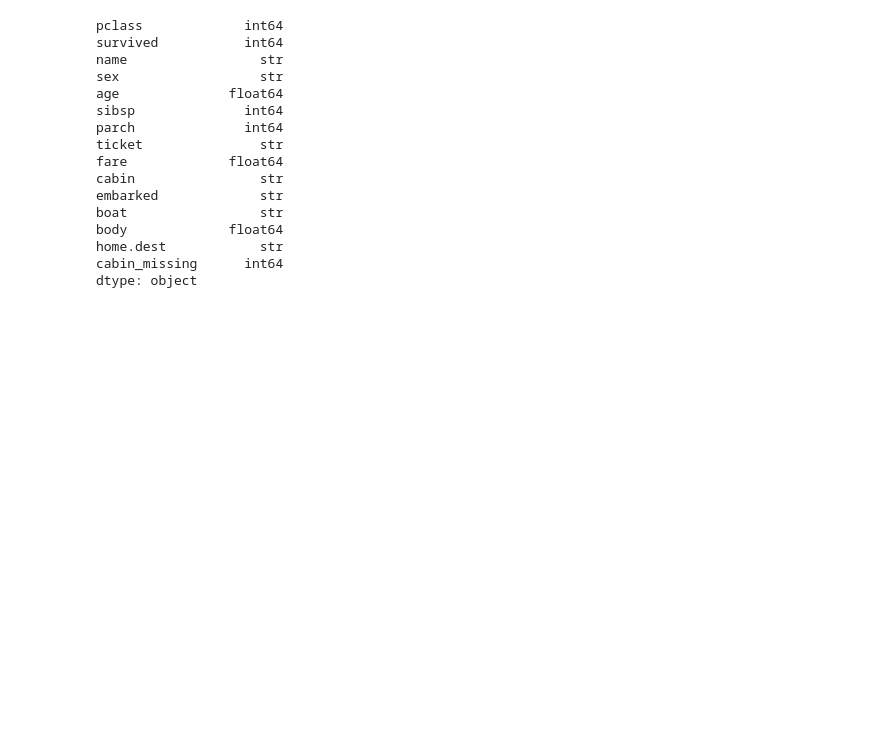
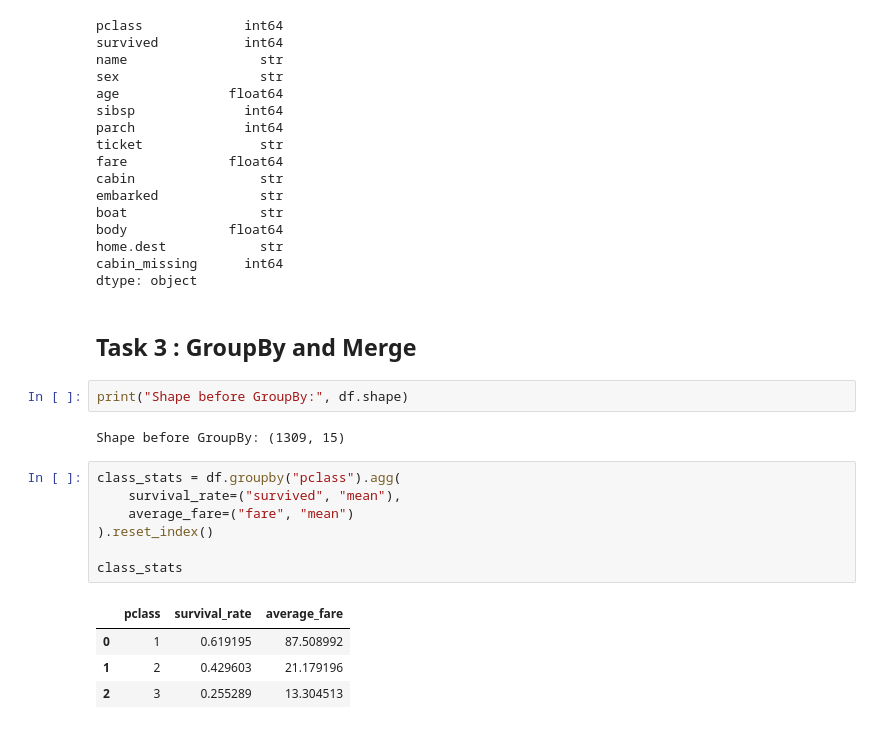
Before and after one commit to YVETTEKAZ/tekherproject, a Jupyter notebook: notebooks/assignment2.ipynb, the cells around one changed output. Saved outputs shown, nothing was run; the diff lists cells and outputs as text; blank space fills up the shorter version.

```diff
--- a/notebooks/assignment2.ipynb
+++ b/notebooks/assignment2.ipynb
@@ -213,3 +213,21 @@ body             float64
 home.dest            str
 cabin_missing      int64
 dtype: object
+# %% [markdown]
+## Task 3 : GroupBy and Merge
+# %%
+print("Shape before GroupBy:", df.shape)
+# %% [output]
+Shape before GroupBy: (1309, 15)
+# %%
+class_stats = df.groupby("pclass").agg(
+    survival_rate=("survived", "mean"),
+    average_fare=("fare", "mean")
+).reset_index()
+
+class_stats
+# %% [output]
+|  | pclass | survival_rate | average_fare |
+| 0 | 1 | 0.619195 | 87.508992 |
+| 1 | 2 | 0.429603 | 21.179196 |
+| 2 | 3 | 0.255289 | 13.304513 |
```
Also changed, not shown: parts of 28 cells of this notebook, 5 other files.
